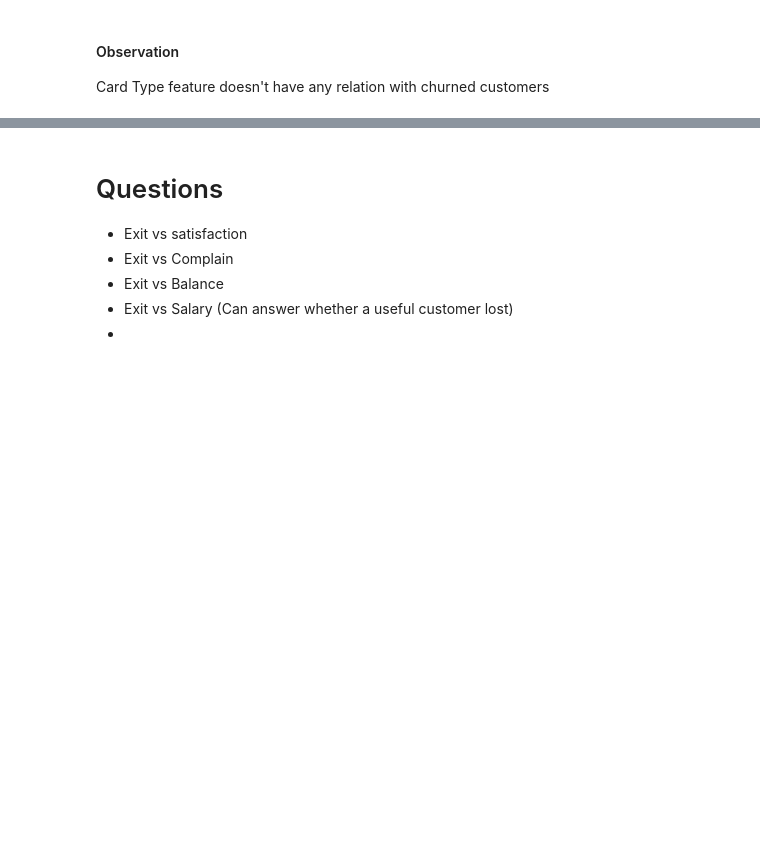
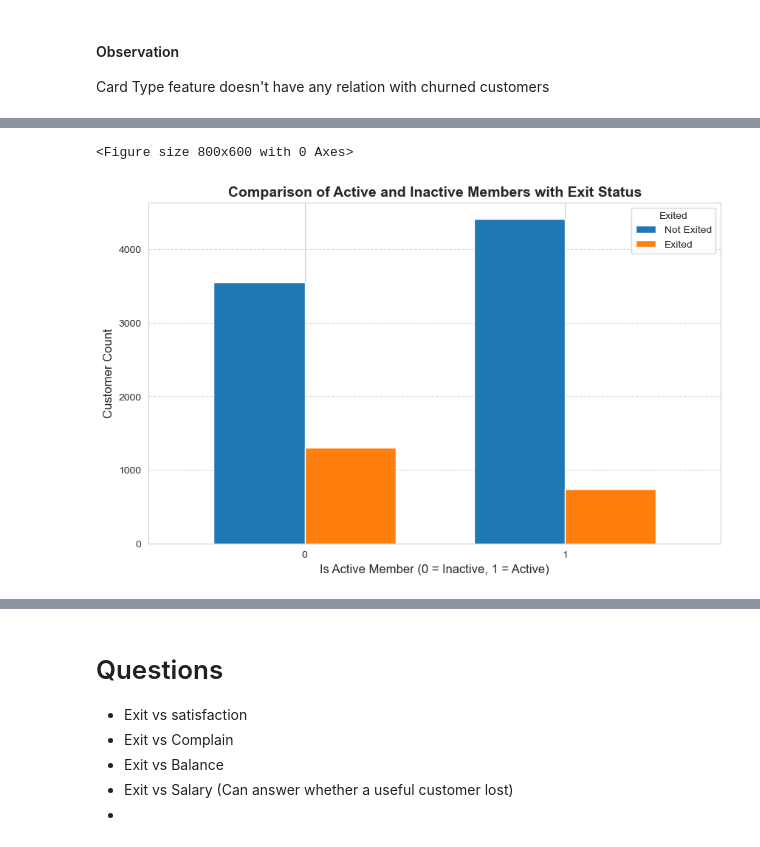
Before and after one commit to esr26/Kaggle-Projects, a Jupyter notebook: Bank Customer Attrition/Customer Churn.ipynb, the cells around one changed output, grey strips where cells are left out. Cells and saved outputs as stored; diff of their text form; code cells hidden in the pictures; blank space fills up the shorter version.

```diff
--- a/Bank Customer Attrition/Customer Churn.ipynb
+++ b/Bank Customer Attrition/Customer Churn.ipynb
@@ -238,0 +262,16 @@ dtype: float64
+# %%
+active_exited = df.groupby(['IsActiveMember', 'Exited']).size().unstack()
+plt.figure(figsize=(8,6))
+active_exited.plot(kind='bar', stacked=False, color=['#1f77b4', '#ff7f0e'], figsize=(10, 6), width=0.7)
+
+plt.title('Comparison of Active and Inactive Members with Exit Status', fontsize=14, weight='bold')
+plt.xlabel('Is Active Member (0 = Inactive, 1 = Active)', fontsize=12)
+plt.ylabel('Customer Count', fontsize=12)
+plt.xticks(rotation=0, fontsize=10)
+plt.legend(['Not Exited', 'Exited'], title='Exited', fontsize=10)
+plt.grid(axis='y', linestyle='--', alpha=0.7)
+
+plt.show()
+# %% [output]
+<Figure size 800x600 with 0 Axes>
+[figure, added]
```
Also changed, not shown: parts of 12 cells of this notebook.
